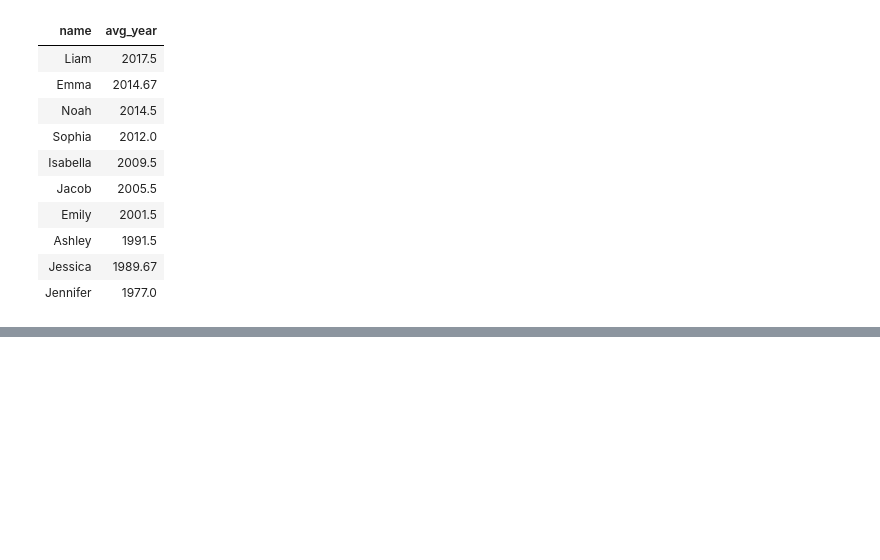
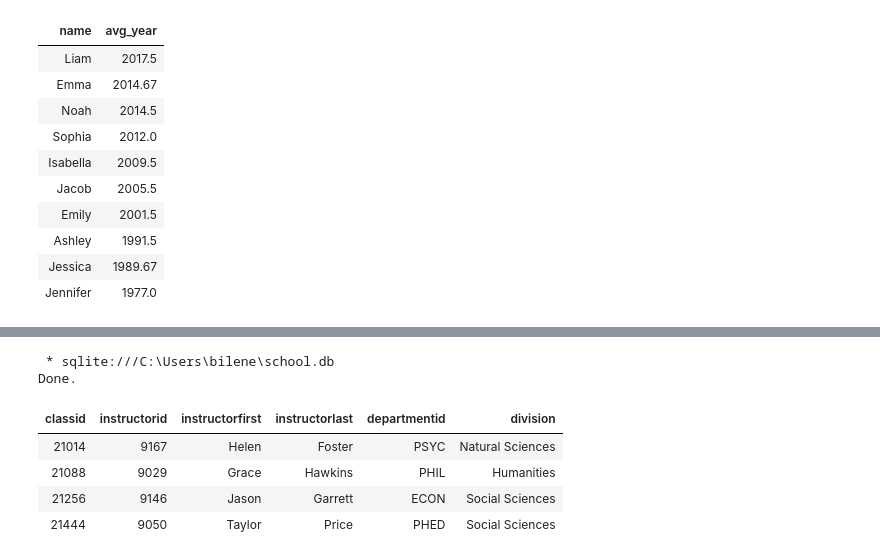
Before and after one commit to ernbilen/Data200_Spring23, a Jupyter notebook: notes/inclass/sql-intro.ipynb, the cells around one changed output, grey strips where cells are left out. Drawn from its saved outputs; the diff is of its cells as text; code cells hidden in the pictures; blank space fills up the shorter version.

```diff
--- a/notes/inclass/sql-intro.ipynb
+++ b/notes/inclass/sql-intro.ipynb
@@ -456,7 +452,22 @@ Done.
 # %%
 %%sql
 -- Suppose a student has registered for four classes,
--- whose classid fields are givne by 21014, 21088, 21256,
+-- whose classid fields are given by 21014, 21088, 21256,
 -- and 21444. Return back the instructor data for the instructors
 -- who are teaching these classes, including their id, first and
 -- last name, their departmentid, and the department's division
+
+SELECT classid, instructorid, instructorfirst, instructorlast, departmentid,
+division
+FROM instructor_class INNER JOIN
+instructors USING(instructorid) INNER JOIN
+departments USING(departmentid)
+WHERE classid IN (21014,21088,21256,21444)
+# %% [output]
+ * sqlite:///C:\Users\bilene\school.db
+Done.
+| classid | instructorid | instructorfirst | instructorlast | departmentid | division |
+| 21014 | 9167 | Helen | Foster | PSYC | Natural Sciences |
+| 21088 | 9029 | Grace | Hawkins | PHIL | Humanities |
+| 21256 | 9146 | Jason | Garrett | ECON | Social Sciences |
+| 21444 | 9050 | Taylor | Price | PHED | Social Sciences |
```
Also changed, not shown: parts of 6 cells of this notebook.
